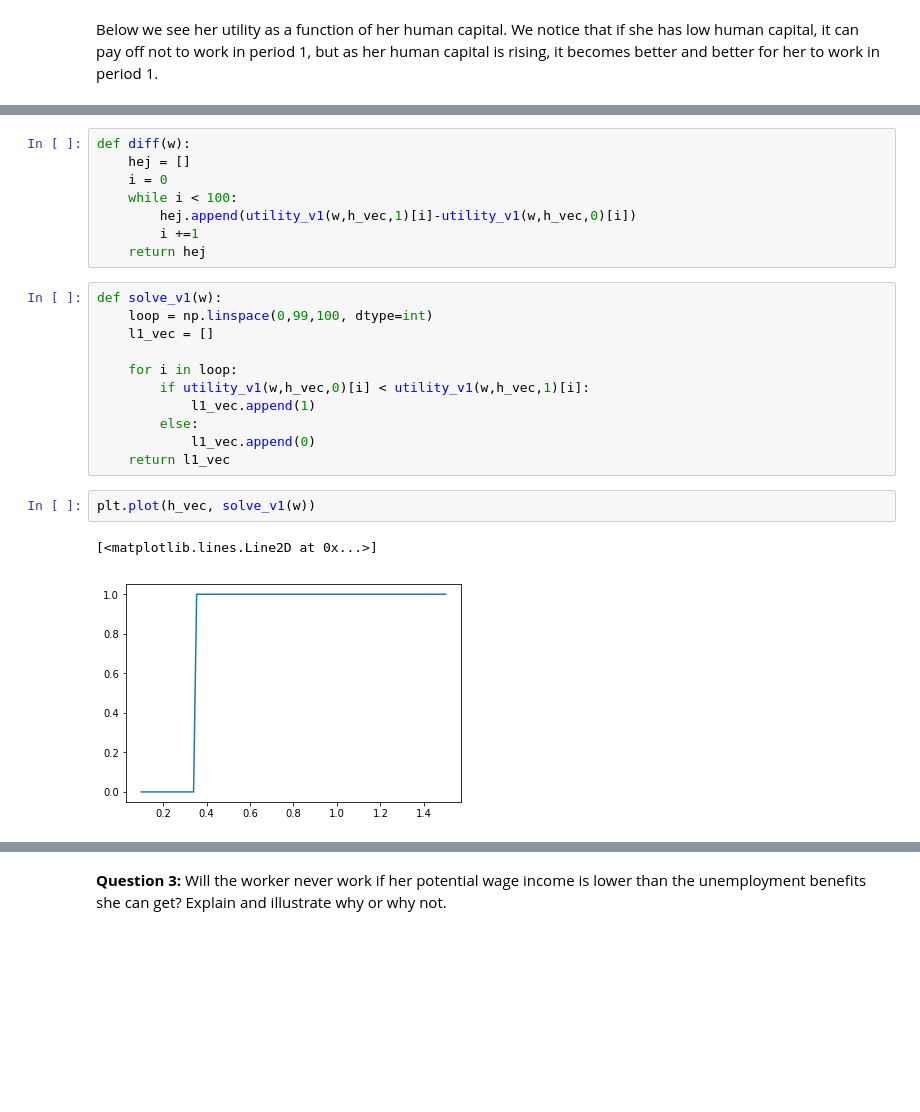
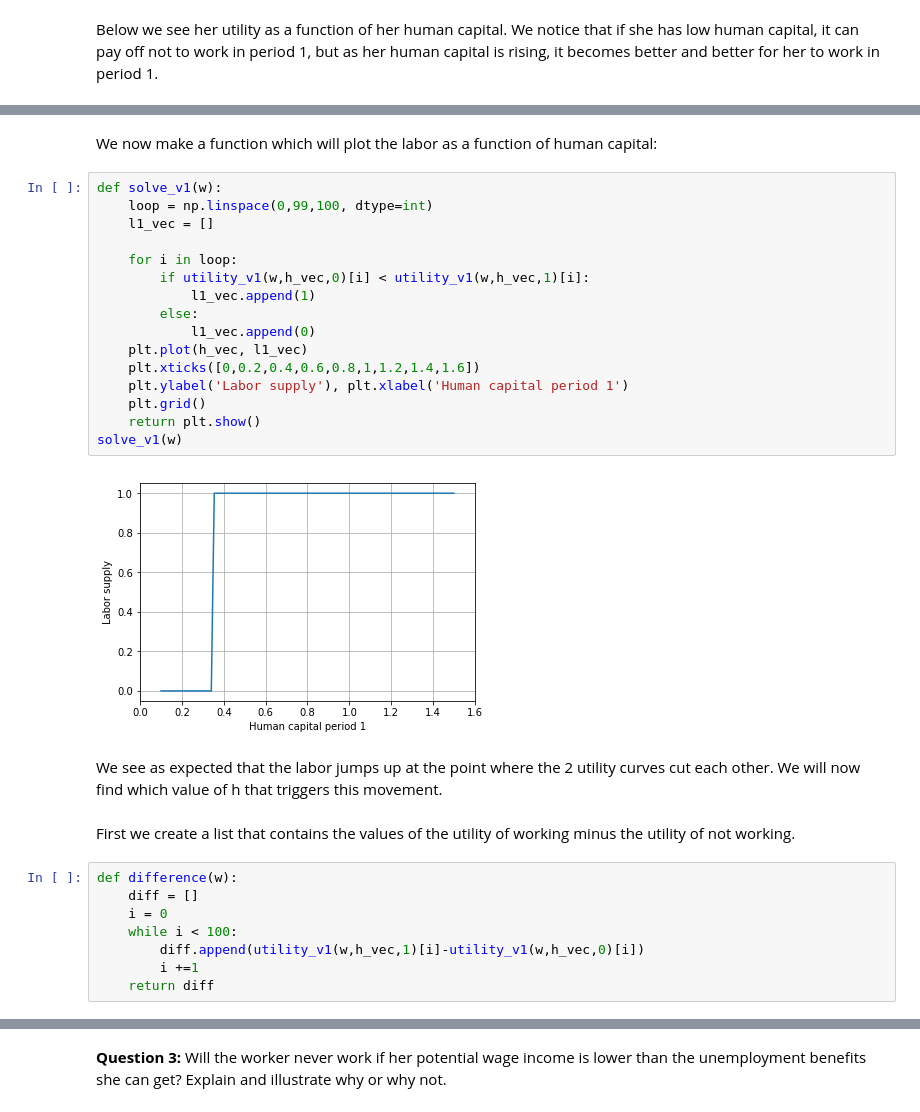
Before and after one commit to kzm266/projects-2019-anaconda-bois, a Jupyter notebook: examproject/exam_2019.ipynb, the cells around one changed output, grey strips where cells are left out. Saved outputs shown, nothing was run; the diff lists cells and outputs as text; blank space fills up the shorter version.

```diff
--- a/examproject/exam_2019.ipynb
+++ b/examproject/exam_2019.ipynb
@@ -250,24 +252,32 @@ plt.grid()
+# %% [markdown]
+We now make a function which will plot the labor as a function of human capital:
+# %%
+def solve_v1(w):
+    loop = np.linspace(0,99,100, dtype=int)
+    l1_vec = []
+
+    for i in loop:
+        if utility_v1(w,h_vec,0)[i] < utility_v1(w,h_vec,1)[i]:
+            l1_vec.append(1)
+        else:
+            l1_vec.append(0)
+    plt.plot(h_vec, l1_vec)
+    plt.xticks([0,0.2,0.4,0.6,0.8,1,1.2,1.4,1.6])
+    plt.ylabel('Labor supply'), plt.xlabel('Human capital period 1')
+    plt.grid()
+    return plt.show()
+solve_v1(w)
+# %% [output]
+[figure, added]
+# %% [markdown]
+We see as expected that the labor jumps up at the point where the 2 utility curves cut each other. We will now find which value of h that triggers this movement.
+# %% [markdown]
+First we create a list that contains the values of the utility of working minus the utility of not working.
 # %%
-def diff(w):
-    hej = []
+def difference(w):
+    diff = []
     i = 0
     while i < 100:
-        hej.append(utility_v1(w,h_vec,1)[i]-utility_v1(w,h_vec,0)[i])
+        diff.append(utility_v1(w,h_vec,1)[i]-utility_v1(w,h_vec,0)[i])
         i +=1
-    return hej
+    return diff
-# %%
-def solve_v1(w):
-    loop = np.linspace(0,99,100, dtype=int)
-    l1_vec = []
-
-    for i in loop:
-        if utility_v1(w,h_vec,0)[i] < utility_v1(w,h_vec,1)[i]:
-            l1_vec.append(1)
-        else:
-            l1_vec.append(0)
-    return l1_vec
-# %%
-plt.plot(h_vec, solve_v1(w))
-# %% [output]
-[<matplotlib.lines.Line2D at 0x...>]
-[figure, removed]
```
Also changed, not shown: parts of 10 cells of this notebook.
